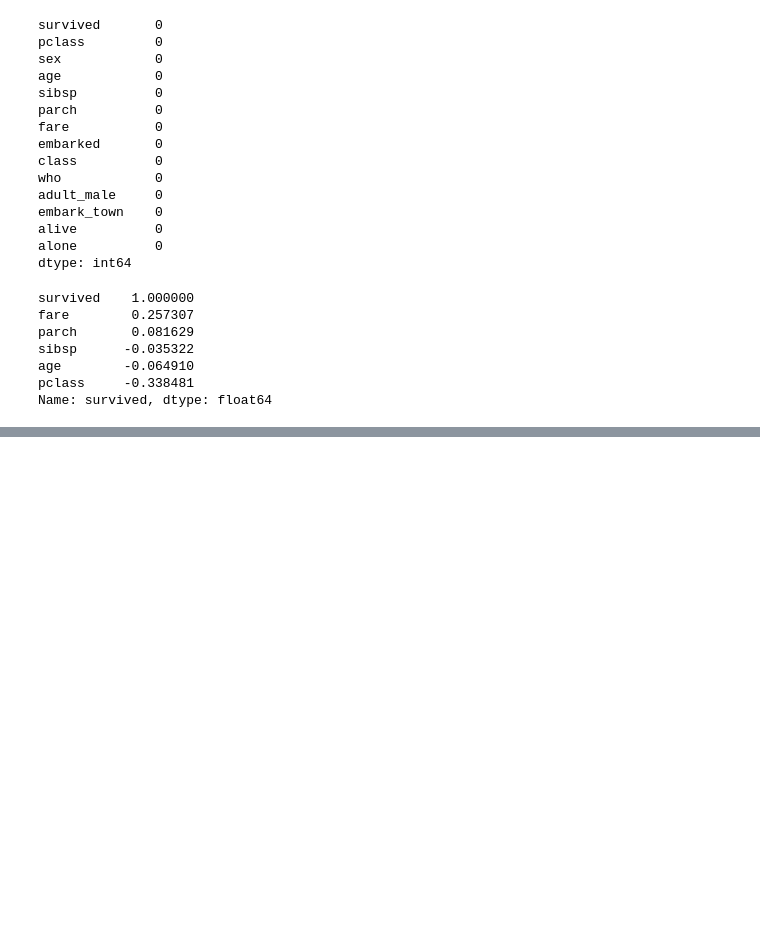
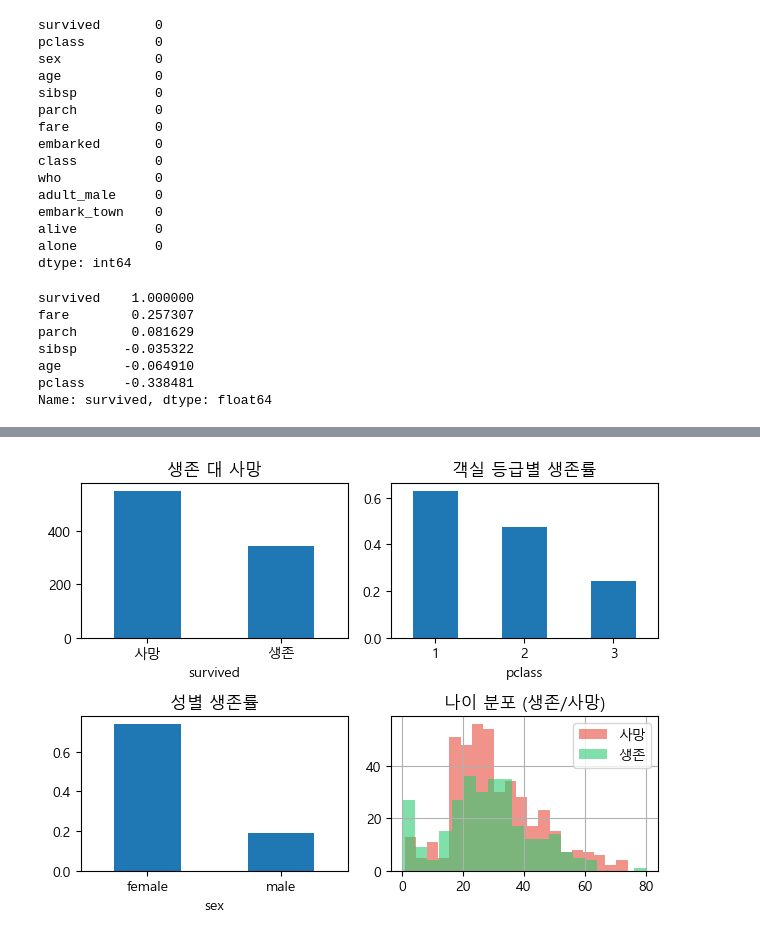
Before and after one commit to atthisrate-collab/API, a Jupyter notebook: 5. TEST.ipynb, the cells around one changed output, grey strips where cells are left out. Cells and saved outputs as stored; diff of their text form; code cells hidden in the pictures; blank space fills up the shorter version.

```diff
--- a/5. TEST.ipynb
+++ b/5. TEST.ipynb
@@ -2,7 +2,10 @@
 import pandas as pd
 import numpy as np
 import seaborn as sns
+import matplotlib.pyplot as plt
 from scipy import stats
+import matplotlib.pyplot as plt  # 한글 폰트 깨짐 방지
+plt.rcParams['font.family'] = 'Malgun Gothic'
 
 
 df = sns.load_dataset('titanic')
@@ -88,0 +104,31 @@ Name: survived, dtype: float64
+# %%
+# Fiure와 서브플롯 생성
+
+# 생존여부 분포
+fig, axes = plt.subplots(2, 2)
+df['survived'].value_counts().rename({0:'사망', 1:'생존'}).plot(kind='bar', ax=axes[0,0],rot=0)
+axes[0,0].set_title('생존 대 사망')
+
+# 객실 등급별 생존율
+df.groupby('pclass')['survived'].mean().plot(kind='bar', ax=axes[0,1],rot=0)
+axes[0,1].set_title('객실 등급별 생존률')
+
+# 성별 생존률
+df.groupby('sex')['survived'].mean().plot(kind='bar', ax=axes[1,0],rot=0)
+axes[1,0].set_title('성별 생존률')
+
+# 나이 분포 (생존/사망)
+# for s, color, label in [(0,'#e74c3c','사망'), (1,'#2ecc71','생존')]:
+#     df[df['survived']==s]['age'].hist(
+#         ax=axes[1,0], alpha=0.6, color=color, label=label, bins=20)
+
+for s, color, label in [(0, '#e74c3c', '사망'), (1, '#2ecc71', '생존')]:
+    df[df['survived']==s]['age'].hist(ax=axes[1,1], alpha=0.6, color=color, label=label, bins=20)
+    axes[1,1].set_title('나이 분포 (생존/사망)')
+    axes[1, 1].legend()
+
+# 레이아웃 조정
+plt.tight_layout()
+plt.show()
+# %% [output]
+[figure, added]
```
Also changed, not shown: parts of 1 cell of this notebook.
